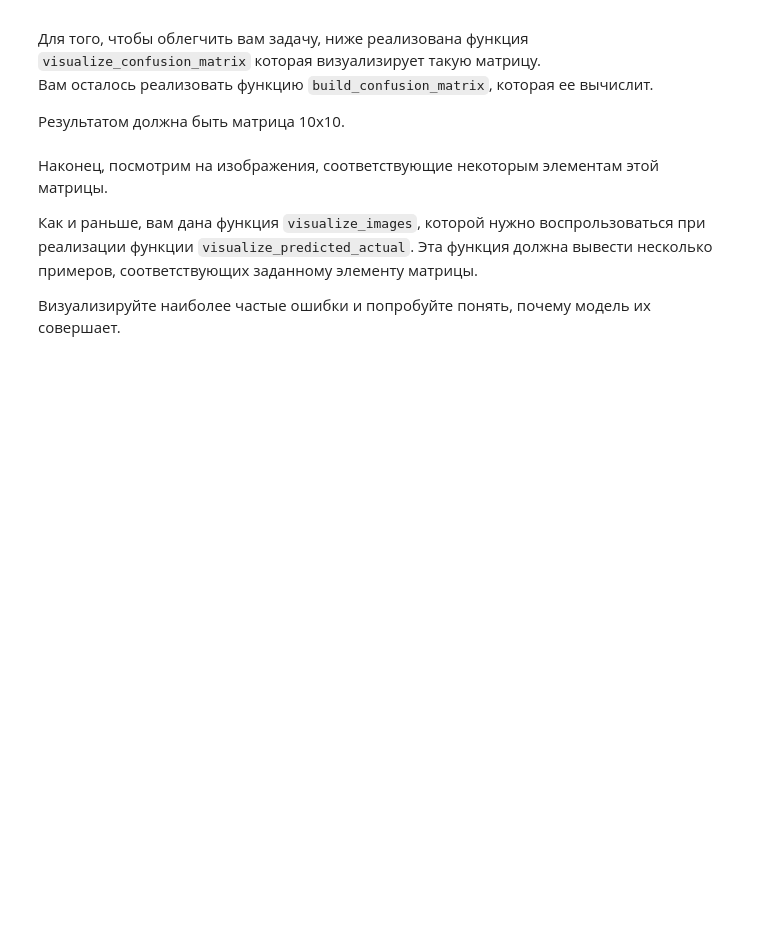
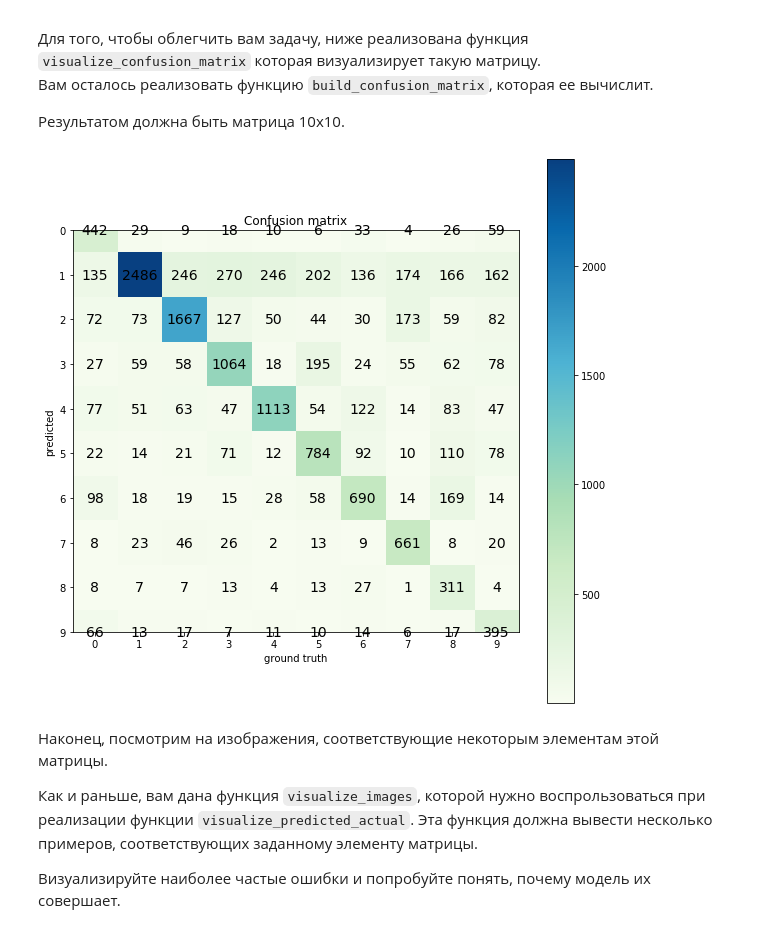
Before and after one commit to omega1996/dlcourse, a Jupyter notebook: assignments/assignment2/PyTorch.ipynb, the cells around one changed output. Cells and saved outputs as stored; diff of their text form; code cells hidden in the pictures; blank space fills up the shorter version.

```diff
--- a/assignments/assignment2/PyTorch.ipynb
+++ b/assignments/assignment2/PyTorch.ipynb
@@ -311,7 +361,14 @@ def evaluate_model(model, dataset, indices):
     # and ground truth labels
     # Hint: SubsetSampler above could be useful!
 
-    raise Exception("Not implemented")
+    predictions = []
+    ground_truth = []
+
+    for index in indices:
+        x, y = dataset[index]
+        pred = model(x.reshape(1, 3, 32, 32)).argmax(axis=1)
+        predictions.append(pred)
+        ground_truth.append(y)
 
     return predictions, ground_truth
 
@@ -349,34 +406,39 @@ def visualize_confusion_matrix(confusion_matrix):
     size = confusion_matrix.shape[0]
     fig = plt.figure(figsize=(10,10))
     plt.title("Confusion matrix")
     plt.ylabel("predicted")
     plt.xlabel("ground truth")
     res = plt.imshow(confusion_matrix, cmap='GnBu', interpolation='nearest')
     cb = fig.colorbar(res)
     plt.xticks(np.arange(size))
     plt.yticks(np.arange(size))
     for i, row in enumerate(confusion_matrix):
         for j, count in enumerate(row):
             plt.text(j, i, count, fontsize=14, horizontalalignment='center', verticalalignment='center')
 
 def build_confusion_matrix(predictions, ground_truth):
     """
     Builds confusion matrix from predictions and ground truth
 
     predictions: np array of ints, model predictions for all validation samples
     ground_truth: np array of ints, ground truth for all validation samples
 
     Returns:
     np array of ints, (10,10), counts of samples for predicted/ground_truth classes
     """
 
     confusion_matrix = np.zeros((10,10), np.int)
 
+    for pred, gt in zip(predictions, ground_truth):
+        confusion_matrix[pred, gt] += 1
+
     # TODO: Implement filling the prediction matrix
-    return np.array([[40, 2, 3], [10, 50,0], [0, 2, 80]])
+    return confusion_matrix
 
 confusion_matrix = build_confusion_matrix(predictions, gt)
 visualize_confusion_matrix(confusion_matrix)
+# %% [output]
+[figure, added]
 # %% [markdown]
 Наконец, посмотрим на изображения, соответствующие некоторым элементам этой матрицы.
 
```
Also changed, not shown: parts of 15 cells of this notebook, 3 other files.
